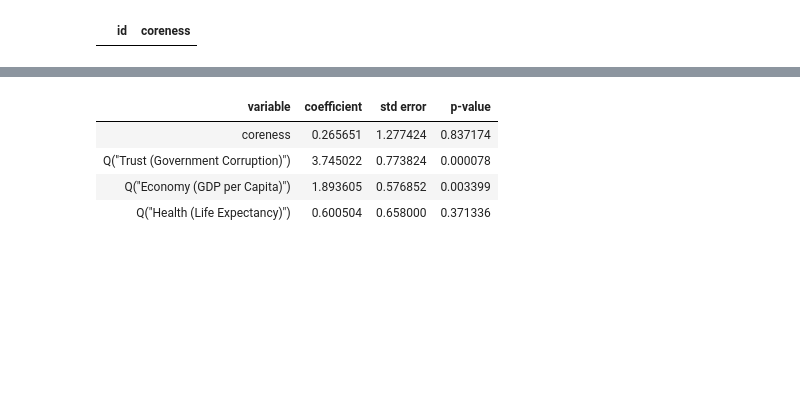
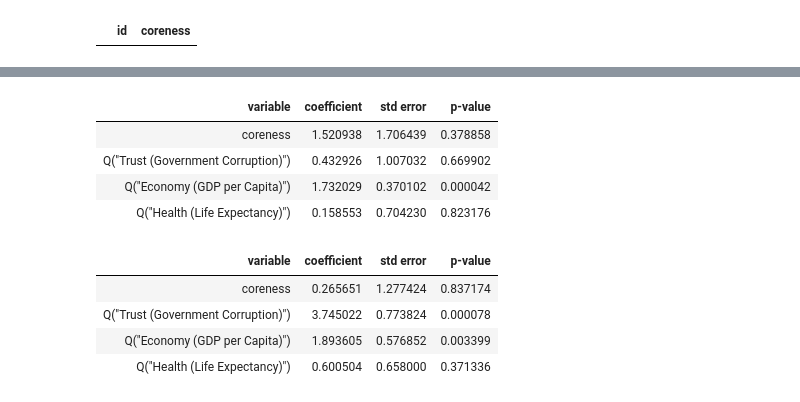
Before and after one commit to RicardoRibeiroRodrigues/Projeto-Redes-Sociais, a Jupyter notebook: notebooks/modelos_proj_variosAnos.ipynb, the cells around one changed output, grey strips where cells are left out. Saved outputs shown, nothing was run; the diff lists cells and outputs as text; code cells hidden in the pictures; blank space fills up the shorter version.

```diff
--- a/notebooks/modelos_proj_variosAnos.ipynb
+++ b/notebooks/modelos_proj_variosAnos.ipynb
@@ -206,3 +170,16 @@ result.micro_summary()
+# %%
+# Reg recorte
+result = reg.linear(
+    data=recorte_p,
+    formula='Q("Happiness Score") ~ coreness + Q("Trust (Government Corruption)") + Q("Economy (GDP per Capita)") + Q("Health (Life Expectancy)")'
+)
+result.micro_summary()
+# %% [output]
+| variable | coefficient | std error | p-value |
+| coreness | 1.520938 | 1.706439 | 0.378858 |
+| Q("Trust (Government Corruption)") | 0.432926 | 1.007032 | 0.669902 |
+| Q("Economy (GDP per Capita)") | 1.732029 | 0.370102 | 0.000042 |
+| Q("Health (Life Expectancy)") | 0.158553 | 0.704230 | 0.823176 |
 # %%
 # Reg centrais
 result = reg.linear(
```
Also changed, not shown: parts of 8 cells of this notebook.
